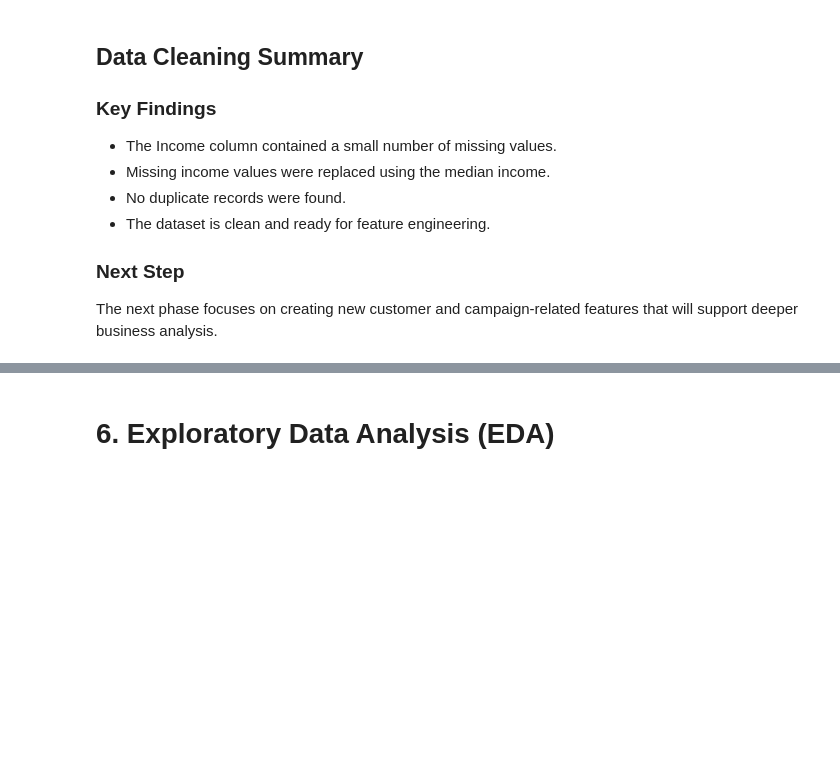
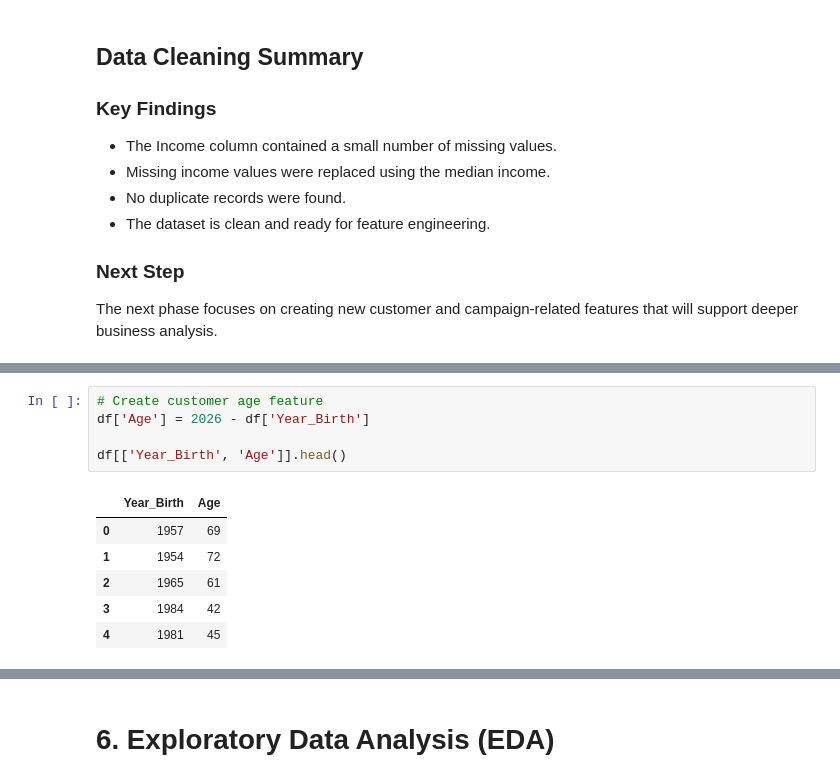
Before and after one commit to Harshpoonia/data-analytics-projects, a Jupyter notebook: Marketing-Campaign-Analytics/notebooks/Analysis.ipynb, the cells around one changed output, grey strips where cells are left out. Drawn from its saved outputs; the diff is of its cells as text; blank space fills up the shorter version.

```diff
--- a/Marketing-Campaign-Analytics/notebooks/Analysis.ipynb
+++ b/Marketing-Campaign-Analytics/notebooks/Analysis.ipynb
@@ -320,0 +331,12 @@ The next phase focuses on creating new customer and campaign-related features th
+# %%
+# Create customer age feature
+df['Age'] = 2026 - df['Year_Birth']
+
+df[['Year_Birth', 'Age']].head()
+# %% [output]
+|  | Year_Birth | Age |
+| 0 | 1957 | 69 |
+| 1 | 1954 | 72 |
+| 2 | 1965 | 61 |
+| 3 | 1984 | 42 |
+| 4 | 1981 | 45 |
```
Also changed, not shown: parts of 20 cells of this notebook.
